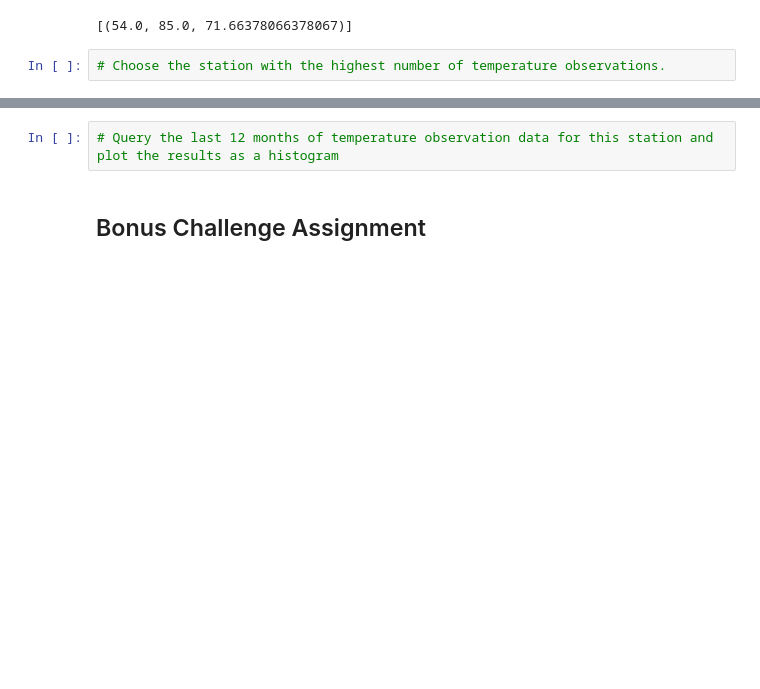
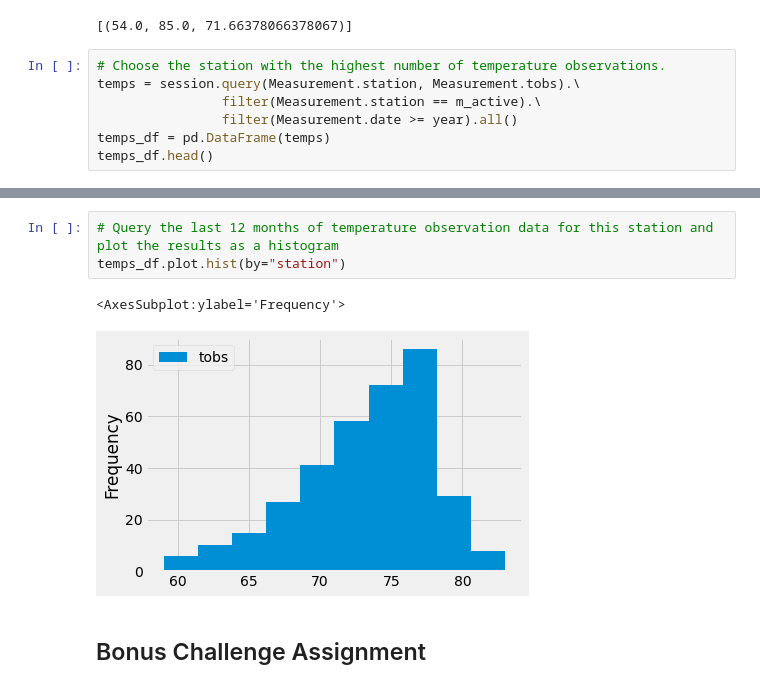
Before and after one commit to simoncastellanos9/sqlalchemy-challenge, a Jupyter notebook: climate_starter.ipynb, the cells around one changed output, grey strips where cells are left out. Cells and saved outputs as stored; diff of their text form; blank space fills up the shorter version.

```diff
--- a/climate_starter.ipynb
+++ b/climate_starter.ipynb
@@ -145,3 +143,8 @@ temp
 [(54.0, 85.0, 71.66378066378067)]
 # %%
 # Choose the station with the highest number of temperature observations.
+temps = session.query(Measurement.station, Measurement.tobs).\
+                filter(Measurement.station == m_active).\
+                filter(Measurement.date >= year).all()
+temps_df = pd.DataFrame(temps)
+temps_df.head()
@@ -148,5 +158,9 @@ temp
 # %%
 # Query the last 12 months of temperature observation data for this station and plot the results as a histogram
+temps_df.plot.hist(by="station")
+# %% [output]
+<AxesSubplot:ylabel='Frequency'>
+[figure, added]
 # %% [markdown]
 ## Bonus Challenge Assignment
 # %%
```
Also changed, not shown: parts of 2 cells of this notebook.
